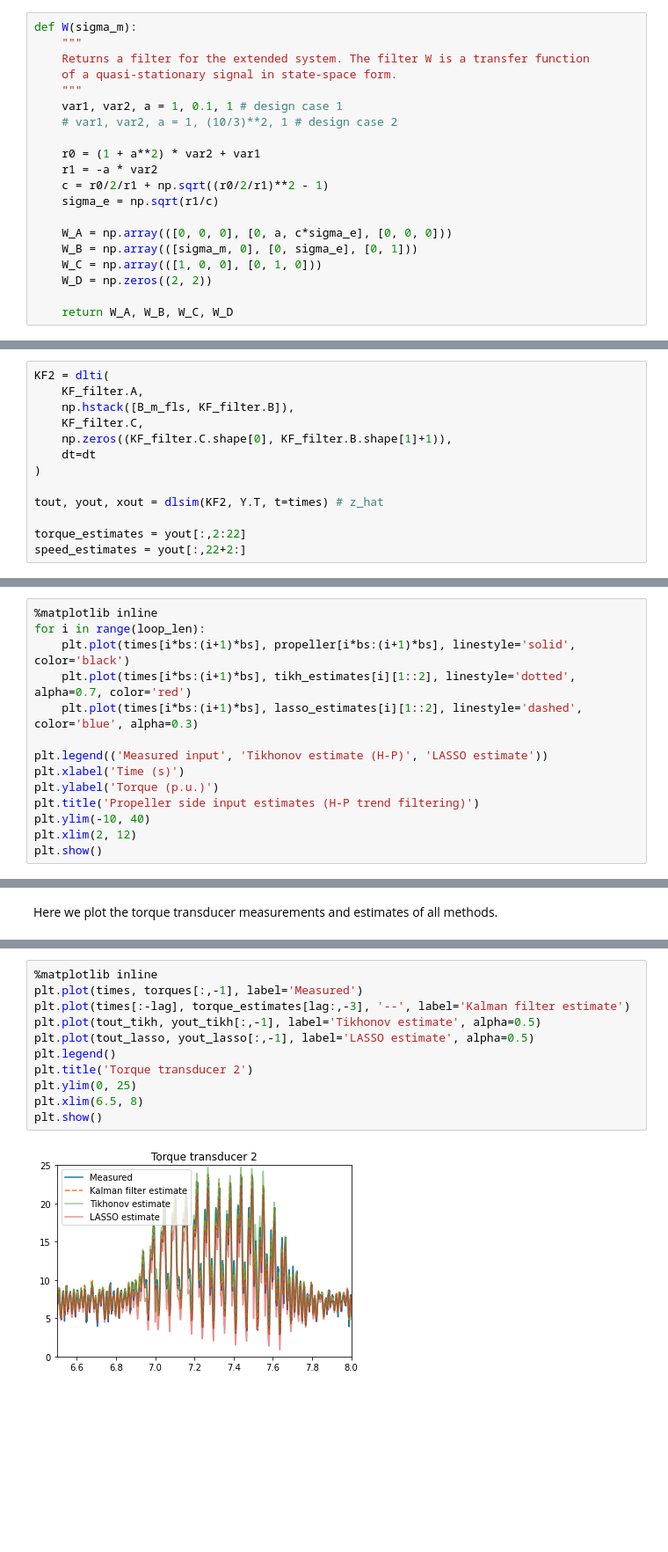
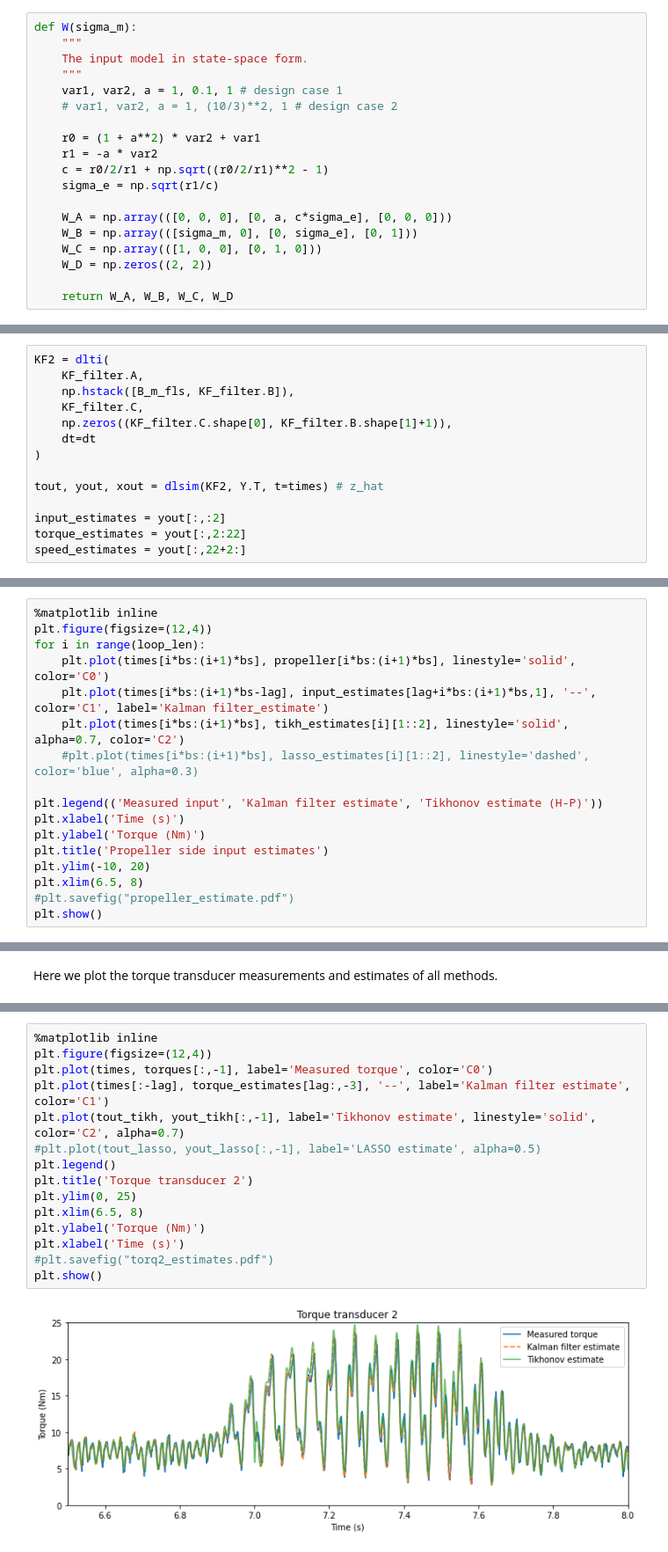
Before and after one commit to urho-h/torque_estimation_masters, a Jupyter notebook: notebooks/kf_vs_cvx_MSSP.ipynb, the cells around one changed output, grey strips where cells are left out. Shown at 88% size. Saved outputs shown, nothing was run; the diff lists cells and outputs as text; blank space fills up the shorter version.

```diff
--- a/notebooks/kf_vs_cvx_MSSP.ipynb
+++ b/notebooks/kf_vs_cvx_MSSP.ipynb
@@ -217,8 +217,7 @@ S = np.zeros((C.T).shape)
 # %%
 def W(sigma_m):
     """
-    Returns a filter for the extended system. The filter W is a transfer function
-    of a quasi-stationary signal in state-space form.
+    The input model in state-space form.
     """
     var1, var2, a = 1, 0.1, 1 # design case 1
     # var1, var2, a = 1, (10/3)**2, 1 # design case 2
@@ -341,6 +340,7 @@ KF2 = dlti(
 
 tout, yout, xout = dlsim(KF2, Y.T, t=times) # z_hat
 
+input_estimates = yout[:,:2]
 torque_estimates = yout[:,2:22]
 speed_estimates = yout[:,22+2:]
 # %%
@@ -603,16 +603,19 @@ plt.show()
 [figure]
 # %%
 %matplotlib inline
+plt.figure(figsize=(12,4))
 for i in range(loop_len):
-    plt.plot(times[i*bs:(i+1)*bs], propeller[i*bs:(i+1)*bs], linestyle='solid', color='black')
-    plt.plot(times[i*bs:(i+1)*bs], tikh_estimates[i][1::2], linestyle='dotted', alpha=0.7, color='red')
-    plt.plot(times[i*bs:(i+1)*bs], lasso_estimates[i][1::2], linestyle='dashed', color='blue', alpha=0.3)
+    plt.plot(times[i*bs:(i+1)*bs], propeller[i*bs:(i+1)*bs], linestyle='solid', color='C0')
+    plt.plot(times[i*bs:(i+1)*bs-lag], input_estimates[lag+i*bs:(i+1)*bs,1], '--', color='C1', label='Kalman filter_estimate')
+    plt.plot(times[i*bs:(i+1)*bs], tikh_estimates[i][1::2], linestyle='solid', alpha=0.7, color='C2')
+    #plt.plot(times[i*bs:(i+1)*bs], lasso_estimates[i][1::2], linestyle='dashed', color='blue', alpha=0.3)
 
-plt.legend(('Measured input', 'Tikhonov estimate (H-P)', 'LASSO estimate'))
+plt.legend(('Measured input', 'Kalman filter estimate', 'Tikhonov estimate (H-P)'))
 plt.xlabel('Time (s)')
-plt.ylabel('Torque (p.u.)')
-plt.title('Propeller side input estimates (H-P trend filtering)')
-plt.ylim(-10, 40)
-plt.xlim(2, 12)
+plt.ylabel('Torque (Nm)')
+plt.title('Propeller side input estimates')
+plt.ylim(-10, 20)
+plt.xlim(6.5, 8)
+#plt.savefig("propeller_estimate.pdf")
 plt.show()
 # %% [output]
@@ -657,13 +660,17 @@ plt.show()
 # %%
 %matplotlib inline
-plt.plot(times, torques[:,-1], label='Measured')
-plt.plot(times[:-lag], torque_estimates[lag:,-3], '--', label='Kalman filter estimate')
-plt.plot(tout_tikh, yout_tikh[:,-1], label='Tikhonov estimate', alpha=0.5)
-plt.plot(tout_lasso, yout_lasso[:,-1], label='LASSO estimate', alpha=0.5)
+plt.figure(figsize=(12,4))
+plt.plot(times, torques[:,-1], label='Measured torque', color='C0')
+plt.plot(times[:-lag], torque_estimates[lag:,-3], '--', label='Kalman filter estimate', color='C1')
+plt.plot(tout_tikh, yout_tikh[:,-1], label='Tikhonov estimate', linestyle='solid', color='C2', alpha=0.7)
+#plt.plot(tout_lasso, yout_lasso[:,-1], label='LASSO estimate', alpha=0.5)
 plt.legend()
 plt.title('Torque transducer 2')
 plt.ylim(0, 25)
 plt.xlim(6.5, 8)
+plt.ylabel('Torque (Nm)')
+plt.xlabel('Time (s)')
+#plt.savefig("torq2_estimates.pdf")
 plt.show()
 # %% [output]
-[figure, old version]
+[figure, new version]
```
Also changed, not shown: parts of 21 cells of this notebook, 5 other files.
